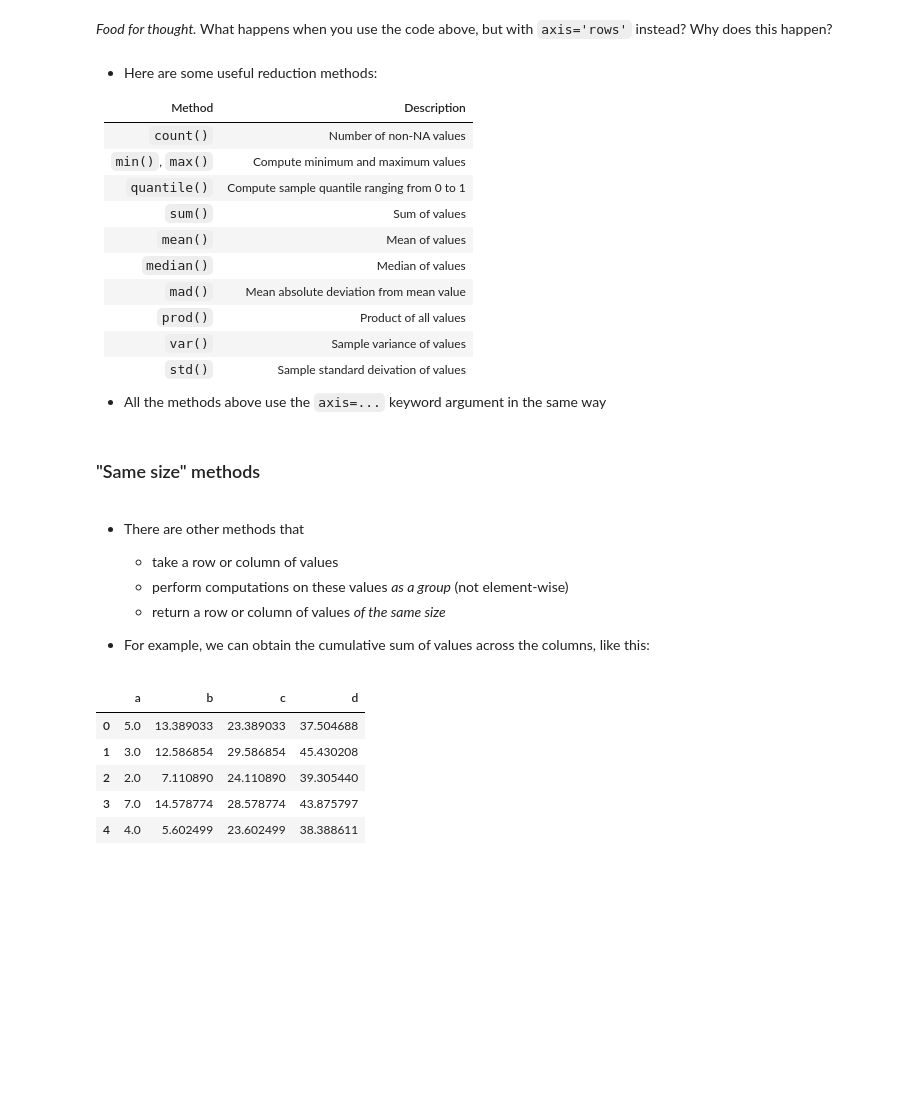
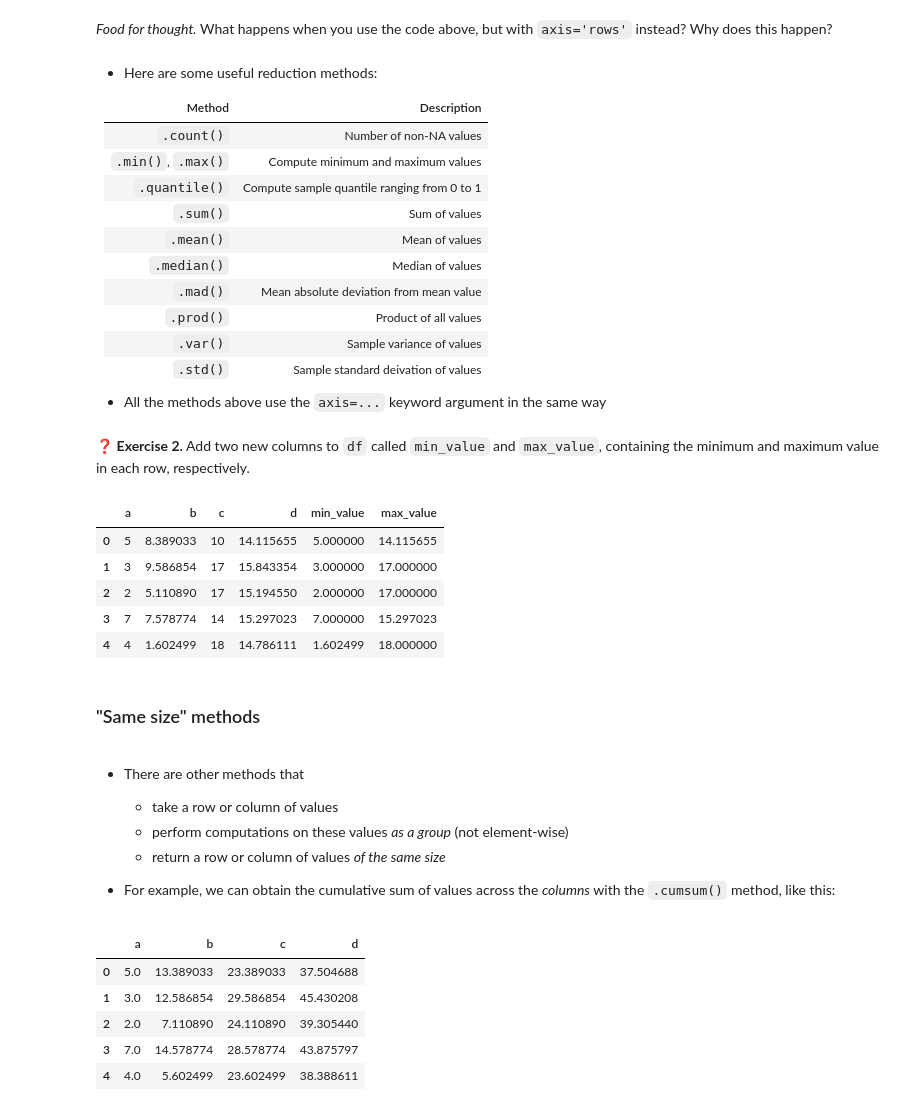
Before and after one commit to usna-dwv/lesson-creating-new-variables, a Jupyter notebook: Lesson 15 Creating New Variables in Pandas.ipynb, the cells around one changed output. Saved outputs shown, nothing was run; the diff lists cells and outputs as text; code cells hidden in the pictures; blank space fills up the shorter version.

Commit message:
Minor edits throughout, new exercises

```diff
--- a/Lesson 15 Creating New Variables in Pandas.ipynb
+++ b/Lesson 15 Creating New Variables in Pandas.ipynb
@@ -341,19 +366,34 @@ df.assign(
 
 | Method | Description |
 | :- | :- |
-| `count()` | Number of non-NA values |
-| `min()`, `max()` | Compute minimum and maximum values |
-| `quantile()` | Compute sample quantile ranging from 0 to 1 |
-| `sum()` | Sum of values |
-| `mean()` | Mean of values |
-| `median()` | Median of values |
-| `mad()` | Mean absolute deviation from mean value |
-| `prod()` | Product of all values |
-| `var()` | Sample variance of values |
-| `std()` | Sample standard deivation of values |
+| `.count()` | Number of non-NA values |
+| `.min()`, `.max()` | Compute minimum and maximum values |
+| `.quantile()` | Compute sample quantile ranging from 0 to 1 |
+| `.sum()` | Sum of values |
+| `.mean()` | Mean of values |
+| `.median()` | Median of values |
+| `.mad()` | Mean absolute deviation from mean value |
+| `.prod()` | Product of all values |
+| `.var()` | Sample variance of values |
+| `.std()` | Sample standard deivation of values |
 
 
 - All the methods above use the `axis=...` keyword argument in the same way
+# %% [markdown]
+❓ __Exercise 2.__ Add two new columns to `df` called `min_value` and `max_value`, containing the minimum and maximum value in each row, respectively.
+# %%
+# Solution
+df.assign(
+    min_value=lambda x: x.min(axis='columns'),
+    max_value=lambda x: x.max(axis='columns')
+)
+# %% [output]
+|  | a | b | c | d | min_value | max_value |
+| 0 | 5 | 8.389033 | 10 | 14.115655 | 5.000000 | 14.115655 |
+| 1 | 3 | 9.586854 | 17 | 15.843354 | 3.000000 | 17.000000 |
+| 2 | 2 | 5.110890 | 17 | 15.194550 | 2.000000 | 17.000000 |
+| 3 | 7 | 7.578774 | 14 | 15.297023 | 7.000000 | 15.297023 |
+| 4 | 4 | 1.602499 | 18 | 14.786111 | 1.602499 | 18.000000 |
 # %% [markdown]
 ### "Same size" methods
 # %% [markdown]
@@ -363,7 +403,7 @@ df.assign(
     - return a row or column of values *of the same size*
 
 
-* For example, we can obtain the cumulative sum of values across the columns, like this:
+* For example, we can obtain the cumulative sum of values across the *columns* with the `.cumsum()` method, like this:
 # %%
 # Solution
 df.cumsum(axis='columns')
```
Also changed, not shown: parts of 40 cells of this notebook.
